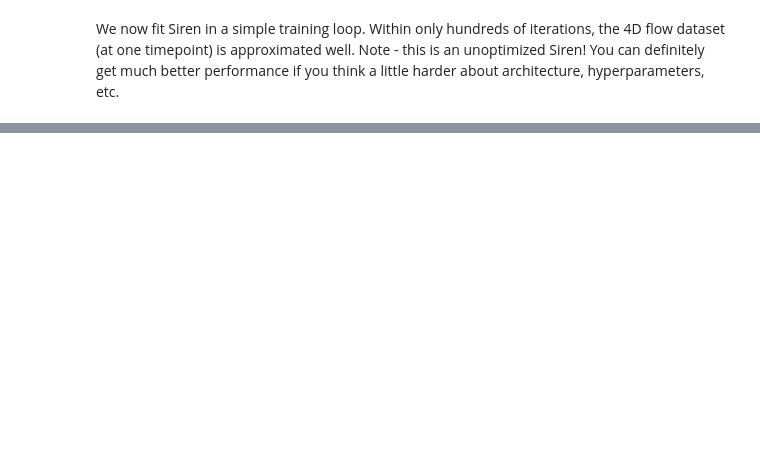
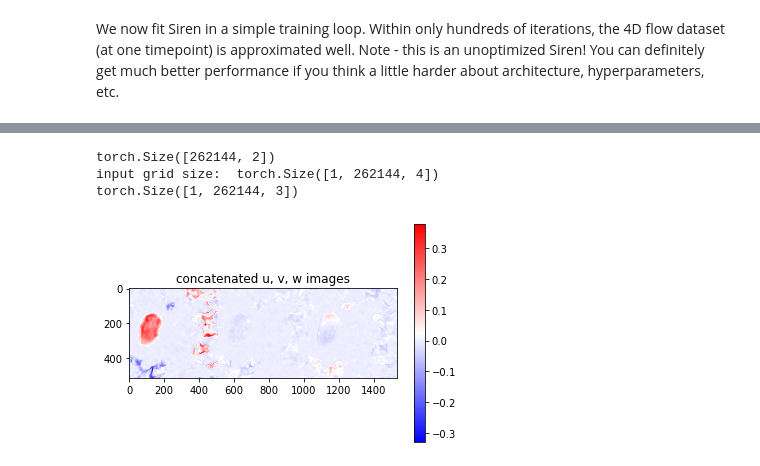
Before and after one commit to jonbmartin/siren_mri, a Jupyter notebook: explore_siren_4DF.ipynb, the cells around one changed output, grey strips where cells are left out. Drawn from its saved outputs; the diff is of its cells as text; code cells hidden in the pictures; blank space fills up the shorter version.

```diff
--- a/explore_siren_4DF.ipynb
+++ b/explore_siren_4DF.ipynb
@@ -348,33 +405,52 @@ for step in range(total_steps):
+# %%
+# create a new interpolated mask
+V = np.squeeze(mask_np) # x, y, z
+eval_dim = 256
+xold = np.linspace(-1,1,164)
+yold = np.linspace(-1,1,44)
+zold = np.linspace(-1,1,56)
+
+test = get_mgrid(eval_dim, dim=3)
+my_interpolating_function = rgi((xold,yold,zold), V)
+Vi = my_interpolating_function(test)
+Vi = np.reshape(Vi,(eval_dim,eval_dim,eval_dim))
+mask_resampled = Vi > 0.5
+mask_resampled = mask_resampled.astype(np.float32)
 # %%
 # print(np.shape(model_output))
 # model_output_reshape = model_output[:,:,1].cpu().view(164,44,56).detach().numpy()
 # plt.imshow(model_output_reshape[:,20,:])
 # plt.colorbar()
 # plt.show()
 
-eval_dim = 512
 mgrid = get_mgrid(eval_dim, dim=2)
 print(np.shape(mgrid))
-zgrid = torch.ones((eval_dim*eval_dim,1))*0.4
+zgrid = torch.ones((eval_dim*eval_dim,1))*0.8
 tgrid = torch.ones((eval_dim*eval_dim,1))*-0.8/tscale
 mgrid = torch.cat((tgrid,mgrid,zgrid,),1)
 mgrid = mgrid[None,:,:]
+print('input grid size: ', np.shape(mgrid))
 
 mgrid_cuda = mgrid.cuda()
 model_output_slice, coords = img_siren(feature_transformer(mgrid_cuda))
 print(np.shape(model_output_slice))
 model_output_slice_u = model_output_slice[:,:,0]
 model_output_slice_v = model_output_slice[:,:,1]
 model_output_slice_w = model_output_slice[:,:,2]
 
 u_img = model_output_slice_u.cpu().view(eval_dim,eval_dim).detach().numpy()
 v_img = model_output_slice_v.cpu().view(eval_dim,eval_dim).detach().numpy()
 w_img = model_output_slice_w.cpu().view(eval_dim,eval_dim).detach().numpy()
 
 plt.imshow(np.concatenate((u_img,v_img,w_img),axis=1), cmap='bwr')
 plt.title('concatenated u, v, w images')
 plt.colorbar()
 plt.show()
+# %% [output]
+torch.Size([262144, 2])
+input grid size:  torch.Size([1, 262144, 4])
+torch.Size([1, 262144, 3])
+[figure, added]
 # %%
 # OK, let's now make a gif through this dataset at this time
 t_samples = np.linspace(-1,1,100)
```
Also changed, not shown: parts of 12 cells of this notebook, 1 other file.
